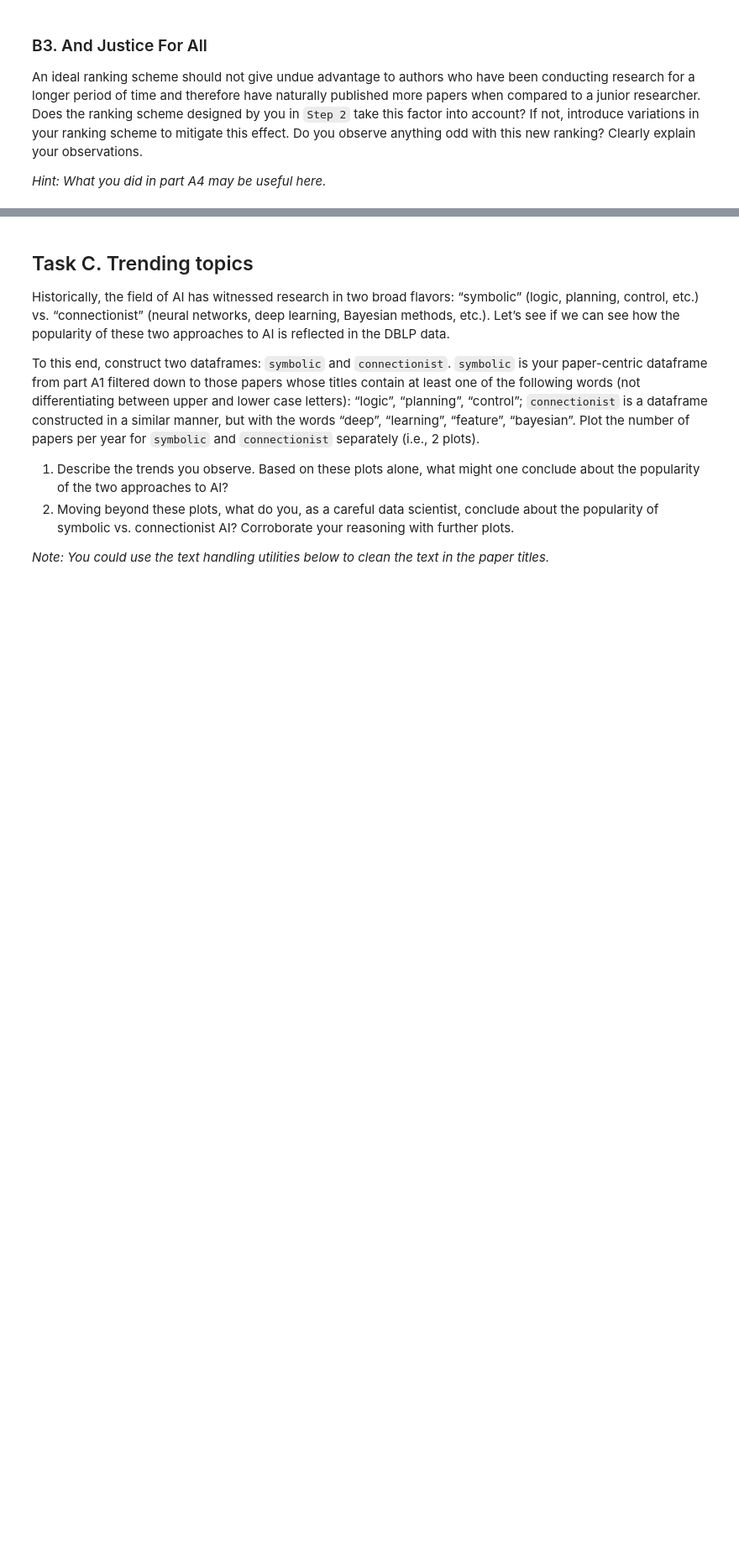
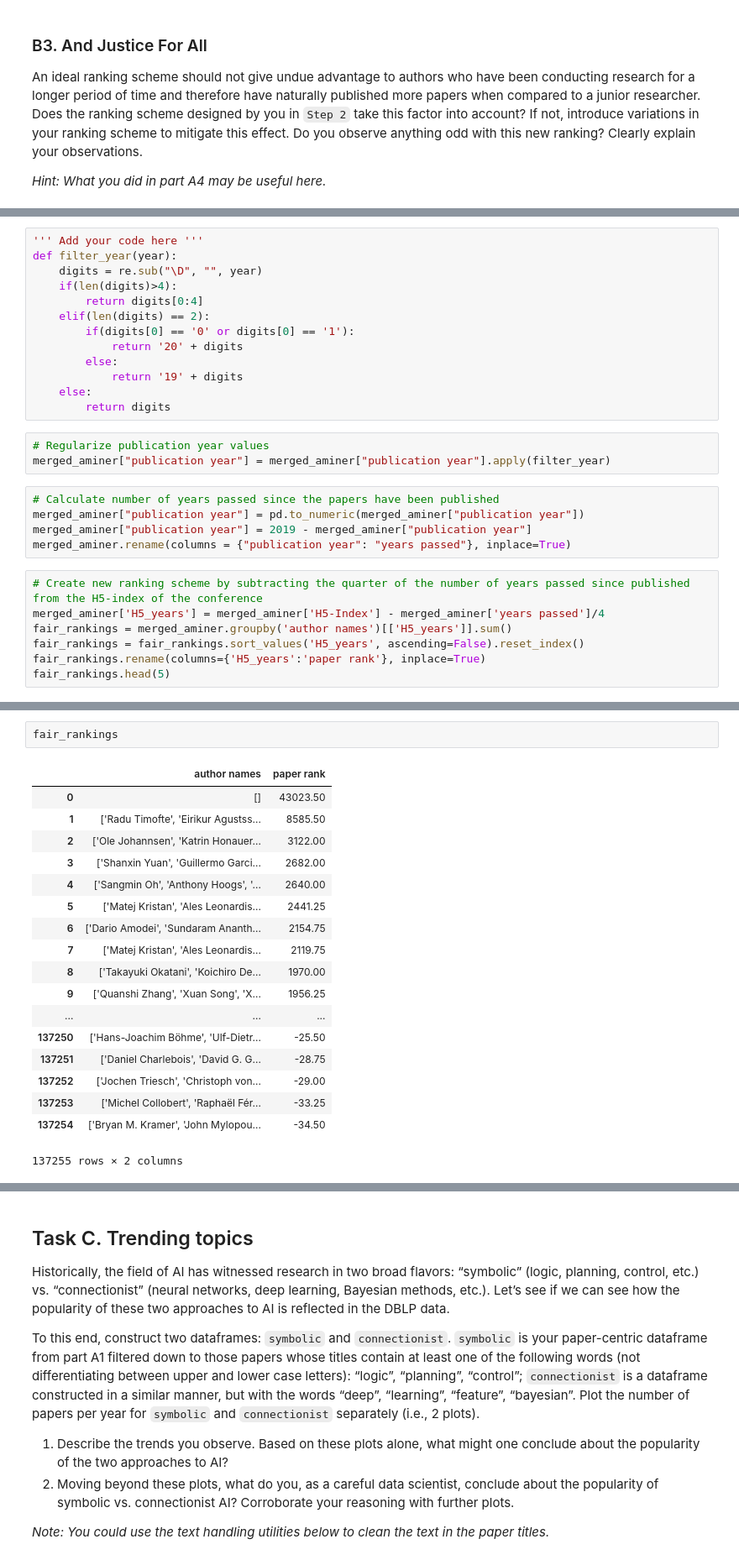
Before and after one commit to BerkMandiracioglu/AppliedDataAnalysisHW1, a Jupyter notebook: hw1.ipynb, the cells around one changed output, grey strips where cells are left out. Shown at 84% size. Cells and saved outputs as stored; diff of their text form; blank space fills up the shorter version.

```diff
--- a/hw1.ipynb
+++ b/hw1.ipynb
@@ -337,0 +338,28 @@ _Hint: What you did in part A4 may be useful here._
+# %%
+''' Add your code here '''
+def filter_year(year):
+    digits = re.sub("\D", "", year)
+    if(len(digits)>4):
+        return digits[0:4]
+    elif(len(digits) == 2):
+        if(digits[0] == '0' or digits[0] == '1'):
+            return '20' + digits
+        else:
+            return '19' + digits
+    else:
+        return digits
+# %%
+# Regularize publication year values
+merged_aminer["publication year"] = merged_aminer["publication year"].apply(filter_year)
+# %%
+# Calculate number of years passed since the papers have been published
+merged_aminer["publication year"] = pd.to_numeric(merged_aminer["publication year"])
+merged_aminer["publication year"] = 2019 - merged_aminer["publication year"]
+merged_aminer.rename(columns = {"publication year": "years passed"}, inplace=True)
+# %%
+# Create new ranking scheme by subtracting the quarter of the number of years passed since published from the H5-index of the conference
+merged_aminer['H5_years'] = merged_aminer['H5-Index'] - merged_aminer['years passed']/4
+fair_rankings = merged_aminer.groupby('author names')[['H5_years']].sum()
+fair_rankings = fair_rankings.sort_values('H5_years', ascending=False).reset_index()
+fair_rankings.rename(columns={'H5_years':'paper rank'}, inplace=True)
+fair_rankings.head(5)
@@ -337,0 +373,21 @@ _Hint: What you did in part A4 may be useful here._
+# %%
+fair_rankings
+# %% [output]
+|  | author names | paper rank |
+| 0 | [] | 43023.50 |
+| 1 | ['Radu Timofte', 'Eirikur Agustss... | 8585.50 |
+| 2 | ['Ole Johannsen', 'Katrin Honauer... | 3122.00 |
+| 3 | ['Shanxin Yuan', 'Guillermo Garci... | 2682.00 |
+| 4 | ['Sangmin Oh', 'Anthony Hoogs', '... | 2640.00 |
+| 5 | ['Matej Kristan', 'Ales Leonardis... | 2441.25 |
+| 6 | ['Dario Amodei', 'Sundaram Ananth... | 2154.75 |
+| 7 | ['Matej Kristan', 'Ales Leonardis... | 2119.75 |
+| 8 | ['Takayuki Okatani', 'Koichiro De... | 1970.00 |
+| 9 | ['Quanshi Zhang', 'Xuan Song', 'X... | 1956.25 |
+| ... | ... | ... |
+| 137250 | ['Hans-Joachim Böhme', 'Ulf-Dietr... | -25.50 |
+| 137251 | ['Daniel Charlebois', 'David G. G... | -28.75 |
+| 137252 | ['Jochen Triesch', 'Christoph von... | -29.00 |
+| 137253 | ['Michel Collobert', 'Raphaël Fér... | -33.25 |
+| 137254 | ['Bryan M. Kramer', 'John Mylopou... | -34.50 |
+137255 rows × 2 columns
```
Also changed, not shown: parts of 31 cells of this notebook.
